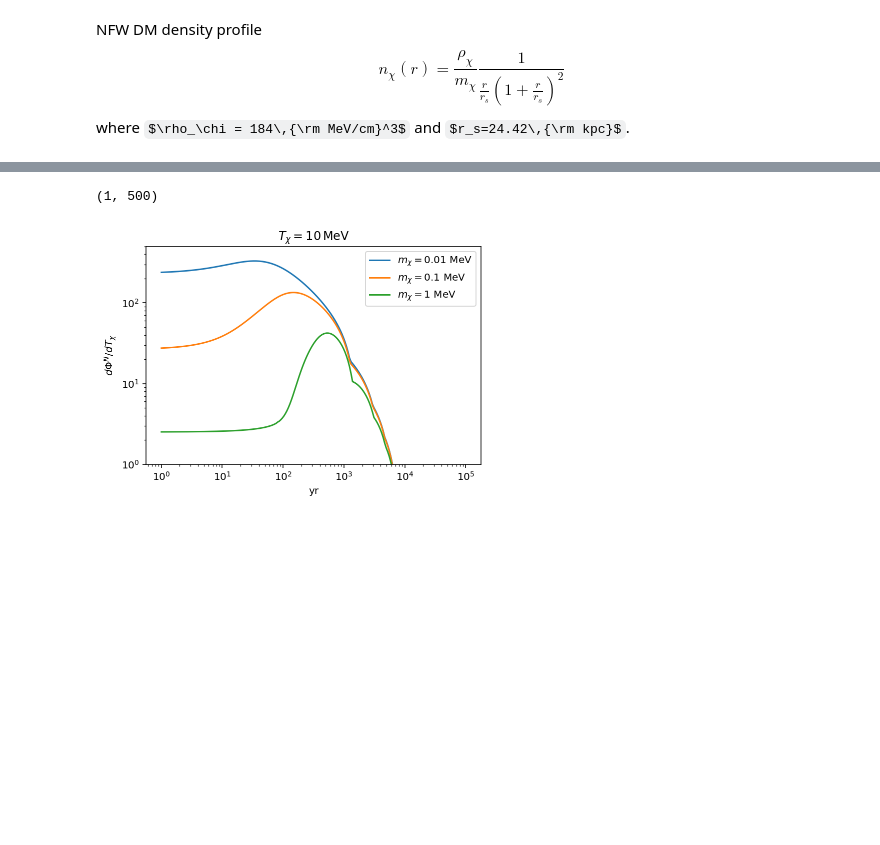
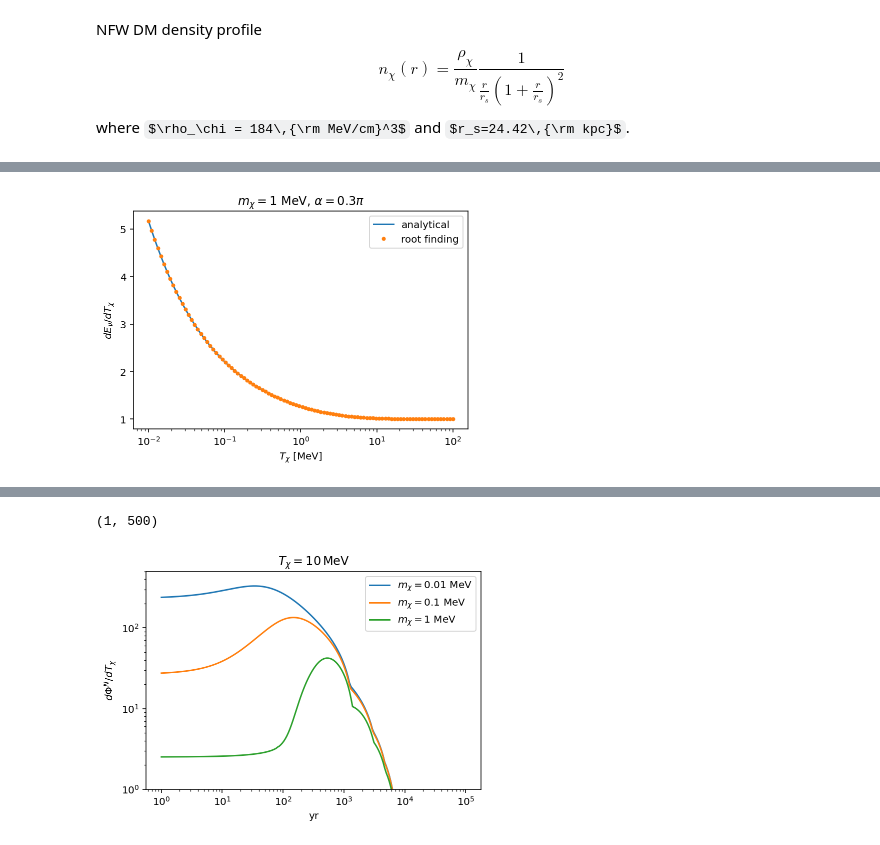
Before and after one commit to yenhsunlin/SNnuBDM, a Jupyter notebook: bdm_flux.ipynb, the cells around one changed output, grey strips where cells are left out. Drawn from its saved outputs; the diff is of its cells as text; code cells hidden in the pictures; some formulas as TeX source; blank space fills up the shorter version.

```diff
--- a/bdm_flux.ipynb
+++ b/bdm_flux.ipynb
@@ -333 +365,19 @@ def xemissivity(Tx,mx,alpha,vx,r,sigxv=1e-45,rho=184,rs=24.42,Emax=1e8,dTx=1e-5,
+# %%
+# Checking analytical expression and root finding method
+dedt = dEvdTx(Tx,1,0.3*np.pi)
+dedt_root = []
+for tx in Tx:
+    dedt_root.append(dEvdTx_root(tx,1,0.3*np.pi)[0])
+
+# plot
+plt.plot(Tx,dedt,label='analytical')
+plt.plot(Tx,dedt_root,'.',label='root finding')
+plt.xscale('log')
+plt.xlabel(r'$T_\chi$ [MeV]')
+plt.ylabel(r'$dE_\nu/dT_\chi$')
+plt.title(r'$m_\chi=1$ MeV, $\alpha=0.3\pi$')
+plt.legend()
+plt.show()
+# %% [output]
+[figure, added]
 # %% [markdown]
```
Also changed, not shown: parts of 6 cells of this notebook.
